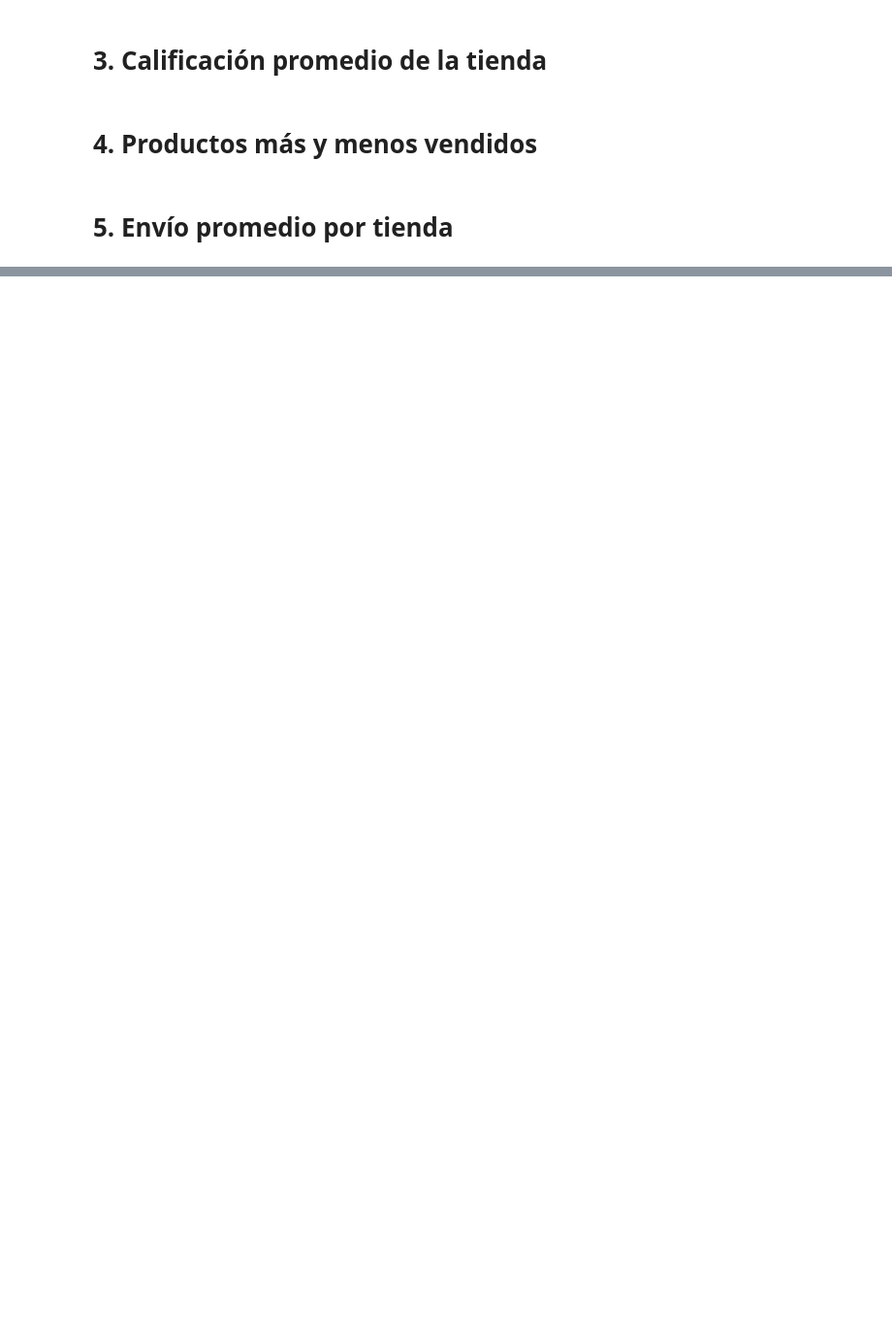
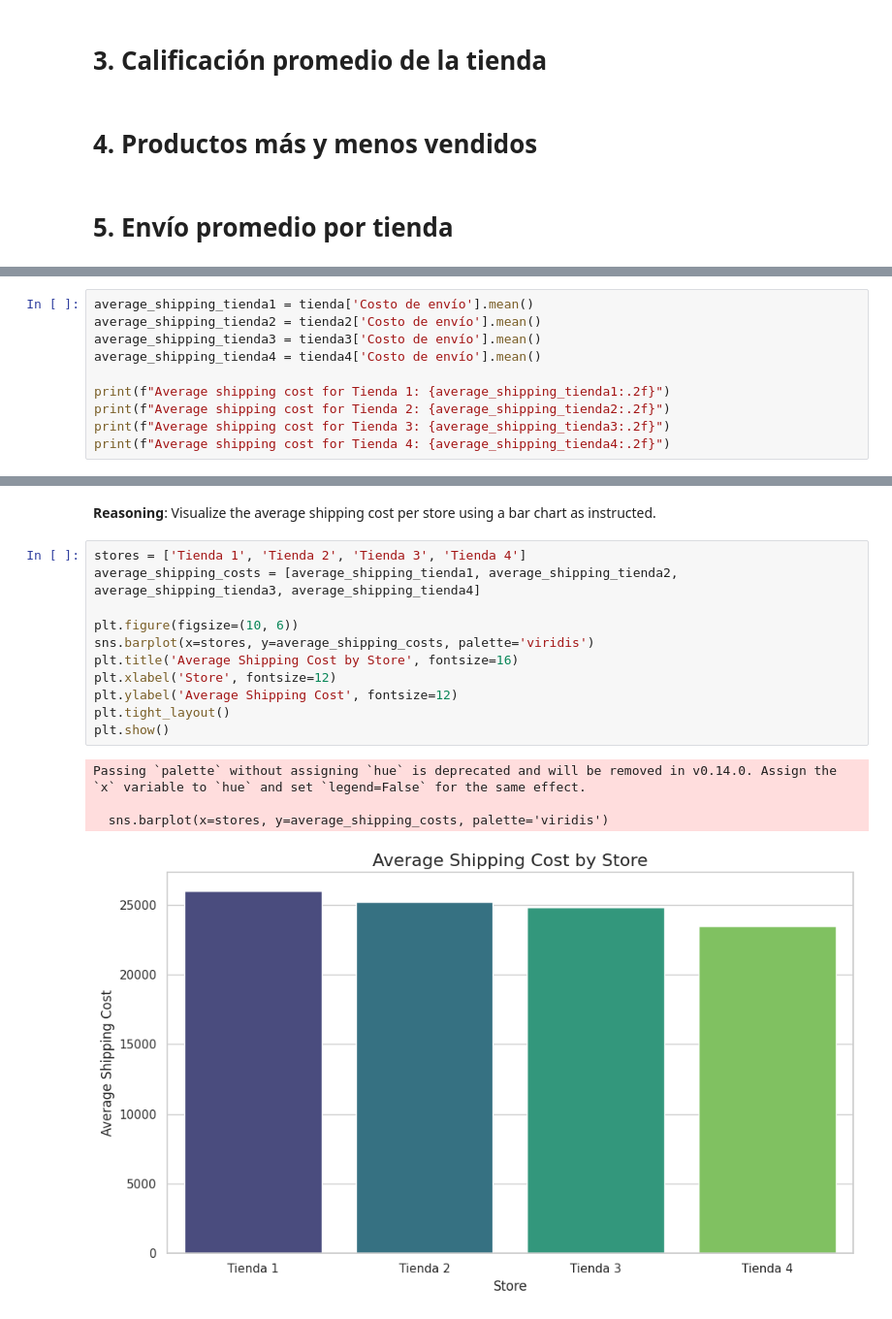
Before and after one commit to Socadan/challenge1-data-science-latam, a Jupyter notebook: AluraStoreLatam.ipynb, the cells around one changed output, grey strips where cells are left out. Shown at 97% size. Drawn from its saved outputs; the diff is of its cells as text; blank space fills up the shorter version.

```diff
--- a/AluraStoreLatam.ipynb
+++ b/AluraStoreLatam.ipynb
@@ -45,0 +434,10 @@ Total revenue for Tienda 4: 1038375700.0
+# %%
+average_shipping_tienda1 = tienda['Costo de envío'].mean()
+average_shipping_tienda2 = tienda2['Costo de envío'].mean()
+average_shipping_tienda3 = tienda3['Costo de envío'].mean()
+average_shipping_tienda4 = tienda4['Costo de envío'].mean()
+
+print(f"Average shipping cost for Tienda 1: {average_shipping_tienda1:.2f}")
+print(f"Average shipping cost for Tienda 2: {average_shipping_tienda2:.2f}")
+print(f"Average shipping cost for Tienda 3: {average_shipping_tienda3:.2f}")
+print(f"Average shipping cost for Tienda 4: {average_shipping_tienda4:.2f}")
@@ -45,0 +454,19 @@ Total revenue for Tienda 4: 1038375700.0
+# %% [markdown]
+**Reasoning**:
+Visualize the average shipping cost per store using a bar chart as instructed.
+# %%
+stores = ['Tienda 1', 'Tienda 2', 'Tienda 3', 'Tienda 4']
+average_shipping_costs = [average_shipping_tienda1, average_shipping_tienda2, average_shipping_tienda3, average_shipping_tienda4]
+
+plt.figure(figsize=(10, 6))
+sns.barplot(x=stores, y=average_shipping_costs, palette='viridis')
+plt.title('Average Shipping Cost by Store', fontsize=16)
+plt.xlabel('Store', fontsize=12)
+plt.ylabel('Average Shipping Cost', fontsize=12)
+plt.tight_layout()
+plt.show()
+# %% [output]
+Passing `palette` without assigning `hue` is deprecated and will be removed in v0.14.0. Assign the `x` variable to `hue` and set `legend=False` for the same effect.
+
+  sns.barplot(x=stores, y=average_shipping_costs, palette='viridis')
+[figure, added]
```
Also changed, not shown: parts of 39 cells of this notebook.
